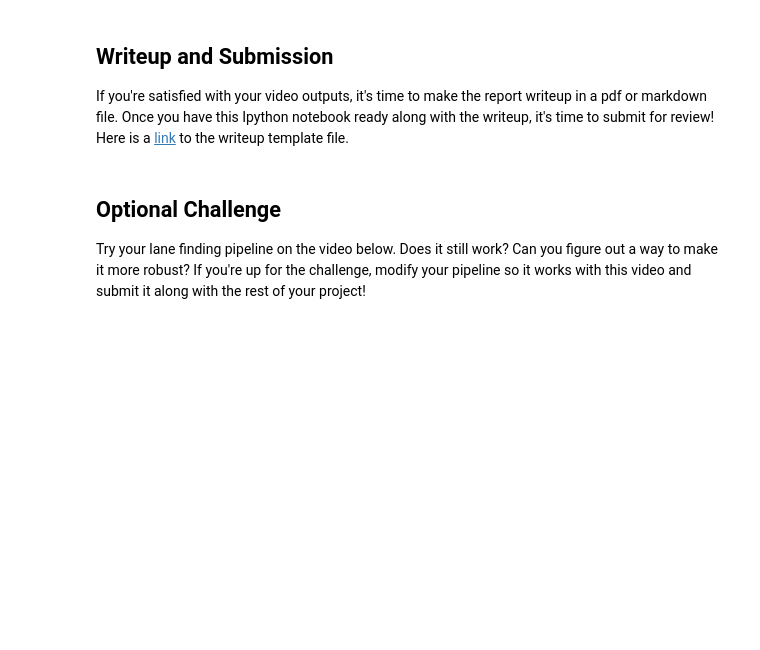
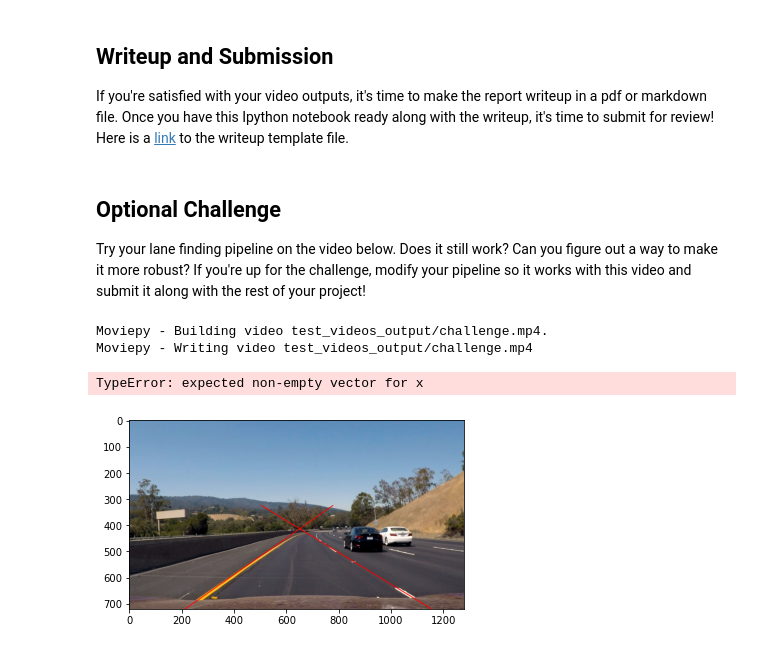
Before and after one commit to dingkwang/CarND-LaneLines-P1, a Jupyter notebook: P1.ipynb, the cells around one changed output. Drawn from its saved outputs; the diff is of its cells as text; code cells hidden in the pictures; blank space fills up the shorter version.

```diff
--- a/P1.ipynb
+++ b/P1.ipynb
@@ -330,32 +333,34 @@ def process_image(image):
     # read image, Mask RoI
     org_img = np.copy(image)
 
-    vertices = np.array([[(100,550),(450, 325), (550, 325), (950,550)]] , dtype = np.int32)
-    masked_img = region_of_interest(image, vertices)
-    plt.imshow(masked_img)
+
+#     masked_img = region_of_interest(image, vertices)
+#     plt.imshow(masked_img)
 #     plt.show()
 
     #grayscale conversion
-    gray = cv2.cvtColor(masked_img, cv2.COLOR_RGB2GRAY)
-    plt.imshow(gray, cmap = 'gray')
+    gray = cv2.cvtColor(org_img, cv2.COLOR_RGB2GRAY)
+#     plt.imshow(gray, cmap = 'gray')
     #plt.show()
 
     #gaussian blur
     kernel_size = 5
     blur = cv2.GaussianBlur(gray, (kernel_size, kernel_size), 0)
-    plt.imshow(blur, cmap = 'gray')
+#     plt.imshow(blur, cmap = 'gray')
    #     plt.show()
 
     #canny edges detection
     low_th = 50
     hi_th  = 150
     edged = cv2.Canny(blur, low_th, hi_th)
-    plt.imshow(edged, cmap = 'gray')
+#     plt.imshow(edged, cmap = 'gray')
 #     plt.show()
 
     #region mask
+#     vertices = np.array([[(100,550),(450, 325), (550, 325), (950,550)]] , dtype = np.int32)
+#     vertices = np.array([[(100,550),(390, 335), (600, 335), (950,550)]] , dtype = np.int32)
     masked =  region_of_interest(edged, vertices)
-    plt.imshow(masked, cmap = 'Greys_r')
+#     plt.imshow(masked, cmap = 'Greys_r')
 #     plt.show()
 
     #draw hough lines
@@ -363,7 +368,7 @@ def process_image(image):
     theta = np.pi/180
     threshold = 10
     min_line_len = 40
-    max_line_gap = 10
+    max_line_gap = 20
     hough_img = hough_lines(masked, rho, theta, threshold, min_line_len, max_line_gap)
 #     print("hough_img")
 #     plt.imshow(hough_img, cmap = 'Greys_r')
@@ -454,13 +455,19 @@ Try your lane finding pipeline on the video below.  Does it still work?  Can you
 # %%
 challenge_output = 'test_videos_output/challenge.mp4'
 ## To speed up the testing process you may want to try your pipeline on a shorter subclip of the video
 ## To do so add .subclip(start_second,end_second) to the end of the line below
 ## Where start_second and end_second are integer values representing the start and end of the subclip
 ## You may also uncomment the following line for a subclip of the first 5 seconds
 ##clip3 = VideoFileClip('test_videos/challenge.mp4').subclip(0,5)
-clip3 = VideoFileClip('test_videos/challenge.mp4')
+clip3 = VideoFileClip('test_videos/challenge.mp4') .subclip(0,1)
+vertices = np.array([[(200, 680),(520, 520), (780, 450), (1110,680)]] , dtype = np.int32)
 challenge_clip = clip3.fl_image(process_image)
 %time challenge_clip.write_videofile(challenge_output, audio=False)
+# %% [output]
+Moviepy - Building video test_videos_output/challenge.mp4.
+Moviepy - Writing video test_videos_output/challenge.mp4
+TypeError: expected non-empty vector for x
+[figure, added]
 # %%
 HTML("""
 <video width="960" height="540" controls>
```
Also changed, not shown: parts of 7 cells of this notebook, 16 other files.
